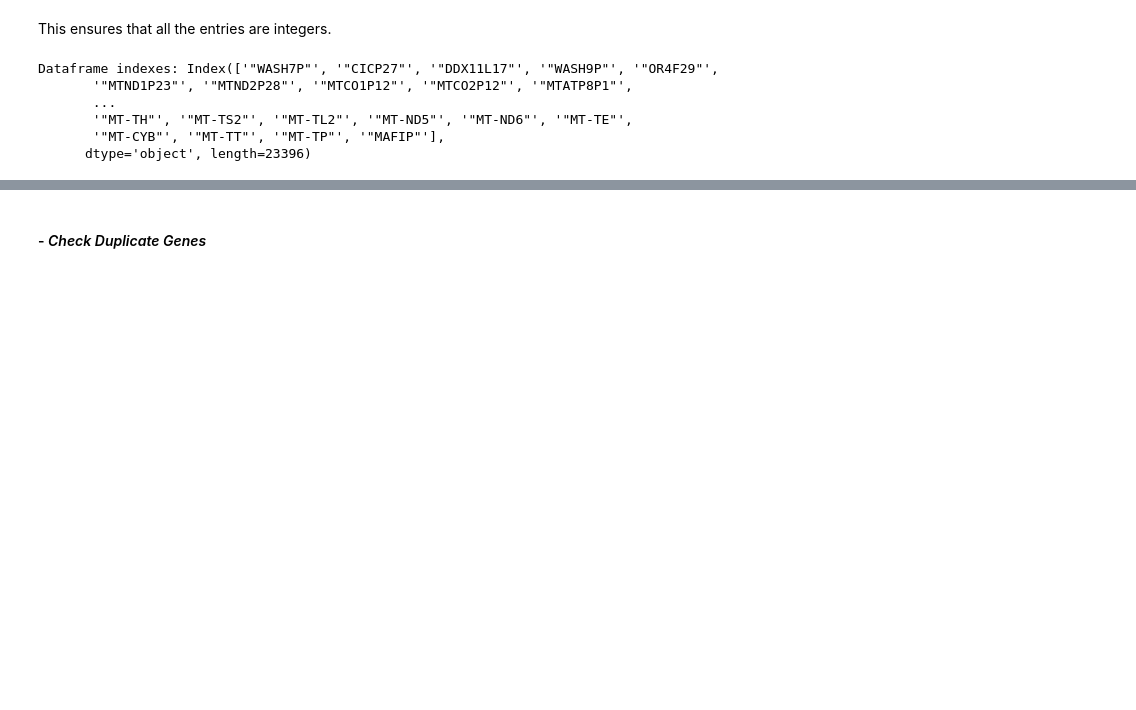
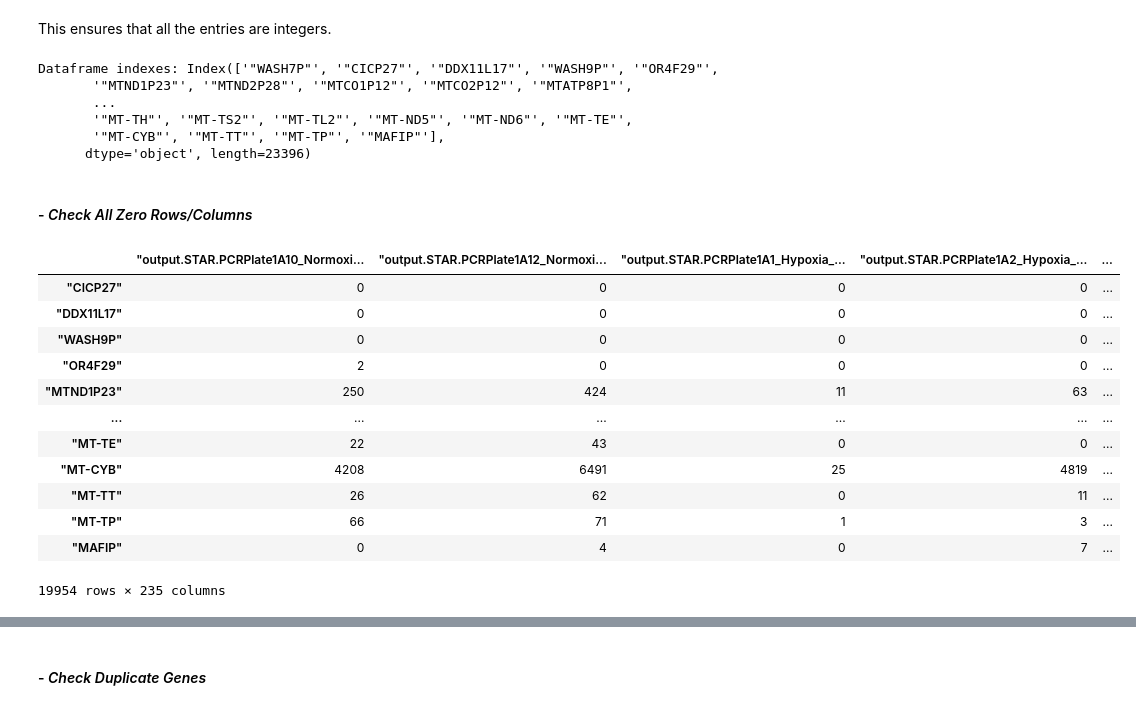
Before and after one commit to katiarusso/breast-cancer-ml-classification, a Jupyter notebook: Notebooks/Main.ipynb, the cells around one changed output, grey strips where cells are left out. Cells and saved outputs as stored; diff of their text form; code cells hidden in the pictures; blank space fills up the shorter version.

```diff
--- a/Notebooks/Main.ipynb
+++ b/Notebooks/Main.ipynb
@@ -309,3 +309,24 @@ Dataframe indexes: Index(['"WASH7P"', '"CICP27"', '"DDX11L17"', '"WASH9P"', '"OR
        '"MT-TH"', '"MT-TS2"', '"MT-TL2"', '"MT-ND5"', '"MT-ND6"', '"MT-TE"',
        '"MT-CYB"', '"MT-TT"', '"MT-TP"', '"MAFIP"'],
       dtype='object', length=23396)
+# %% [markdown]
+#### - *Check All Zero Rows/Columns*
+# %%
+gene_totals_hcc = dfs_hcc_unfiltered.sum(axis=1)
+cell_totals_hcc = dfs_hcc_unfiltered.sum(axis=0)
+dfs_hcc_f1 = dfs_hcc_unfiltered.loc[gene_totals_hcc >= 20, cell_totals_hcc >= 5000]
+dfs_hcc_f1
+# %% [output]
+|  | "output.STAR.PCRPlate1A10_Normoxi... | "output.STAR.PCRPlate1A12_Normoxi... | "output.STAR.PCRPlate1A1_Hypoxia_... | "output.STAR.PCRPlate1A2_Hypoxia_... | ... |
+| "CICP27" | 0 | 0 | 0 | 0 | ... |
+| "DDX11L17" | 0 | 0 | 0 | 0 | ... |
+| "WASH9P" | 0 | 0 | 0 | 0 | ... |
+| "OR4F29" | 2 | 0 | 0 | 0 | ... |
+| "MTND1P23" | 250 | 424 | 11 | 63 | ... |
+| ... | ... | ... | ... | ... | ... |
+| "MT-TE" | 22 | 43 | 0 | 0 | ... |
+| "MT-CYB" | 4208 | 6491 | 25 | 4819 | ... |
+| "MT-TT" | 26 | 62 | 0 | 11 | ... |
+| "MT-TP" | 66 | 71 | 1 | 3 | ... |
+| "MAFIP" | 0 | 4 | 0 | 7 | ... |
+19954 rows × 235 columns
```
Also changed, not shown: parts of 1 cell of this notebook.
